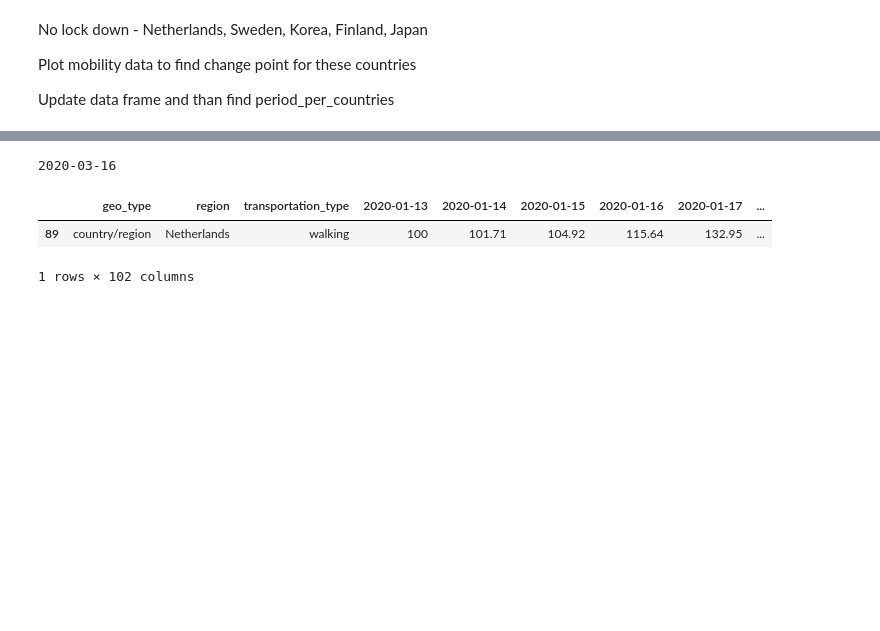
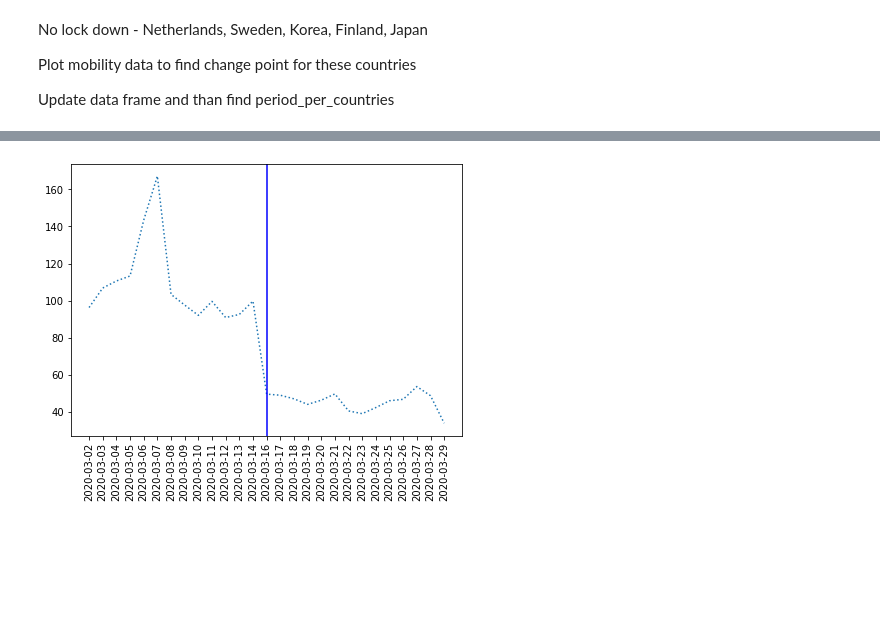
Before and after one commit to RiccardoBrioschi/The-pandemic-through-the-eyes-of-Internet, a Jupyter notebook: RQ2_Influential_people_analysis.ipynb, the cells around one changed output, grey strips where cells are left out. Saved outputs shown, nothing was run; the diff lists cells and outputs as text; code cells hidden in the pictures; blank space fills up the shorter version.

```diff
--- a/RQ2_Influential_people_analysis.ipynb
+++ b/RQ2_Influential_people_analysis.ipynb
@@ -126,7 +126,8 @@ for user in serbian_users: print(user.data.id, user.data.name, user.data.usernam
 We want to retrieve tweets from different periods during pandemic, but mostly focusing on weeks preceding intervention days or period with peeks in number of new cases and people's deaths. As an example, we are starting with period three weeks before lockdown in each country.
 # %%
 # Defining period of interest for each country. Dates refered to 3 weeks before the first lockdown
-lockdown_dates =  [interventions.loc[lang, 'Lockdown'] for lang in languages]
+lockdown_dates =  [interventions.loc[lang, 'Lockdown'] if not pd.isnull(interventions.loc[lang,'Lockdown']) else
+                  interventions.loc[lang,'Mobility'] for lang in languages]
 
 period_per_countries = {}
 for idx,country in enumerate(countries):
@@ -140,6 +141,7 @@ for idx,country in enumerate(countries):
 print('Serbia',period_per_countries['RS'][0],'-',period_per_countries['RS'][-1])
 print('Italy',period_per_countries['IT'][0],'-',period_per_countries['IT'][-1])
 print('Germany',period_per_countries['DE'][0],'-',period_per_countries['DE'][-1])
+print('Japan',period_per_countries['JA'][0],'-',period_per_countries['JA'][-1])
 # %% [output]
 Serbia 2020-03-01 00:00:00 - 2020-03-20 00:00:00
 Italy 2020-02-20 00:00:00 - 2020-03-10 00:00:00
@@ -717,9 +704,38 @@ Timestamp('2020-03-16 00:00:00')
 # %%
+def checkLockdown(lang, country_name):
+    apple_mobility = pd.read_csv('data/applemobilitytrends-2020-04-20.csv.gz', compression="infer")
+    mobilityDate = interventions[interventions.index == lang]["Mobility"][0].strftime("%Y-%m-%d")
+
+    df = apple_mobility[(apple_mobility["region"]==country_name)]
+    df = df[apple_mobility["transportation_type"]=="walking"]
+
+    values = []
+    dates = []
+    for i in range(14,1,-1):
+        column = (interventions[interventions.index == lang]["Mobility"][0] +
+                  timedelta(days=-i)).strftime("%Y-%m-%d")
+        dates.append(column)
+        values.append(df[column].iloc[0])
+
+    for i in range(0,14):
+        column = (interventions[interventions.index == lang]["Mobility"][0] +
+                  timedelta(days=i)).strftime("%Y-%m-%d")
+        dates.append(column)
+        values.append(df[column].iloc[0])
+
+    plt.figure(figsize=(7,5))
+    plt.plot(dates, values, linestyle = 'dotted')
+    plt.axvline(x = mobilityDate, color = 'b', label = 'axvline - full height')
+    plt.xticks(rotation=90)
+    plt.show()
-# %% [output]
-2020-03-16
-|  | geo_type | region | transportation_type | 2020-01-13 | 2020-01-14 | 2020-01-15 | 2020-01-16 | 2020-01-17 | ... |
-| 89 | country/region | Netherlands | walking | 100 | 101.71 | 104.92 | 115.64 | 132.95 | ... |
-1 rows × 102 columns
+# %%
+checkLockdown('nl', 'Netherlands')
+# checkLockdown('sv', 'Sweden')
+# checkLockdown('fi', 'Finland')
+# checkLockdown('ja', 'Japan')
+# checkLockdown('ko', 'Republic of Korea')
+# %% [output]
+[figure, added]
 # %%
 # Netherlands
 netherlands_users = getTwitterUsers(client, netherlands_influential_people)
```
Also changed, not shown: parts of 5 cells of this notebook, 1 other file.
